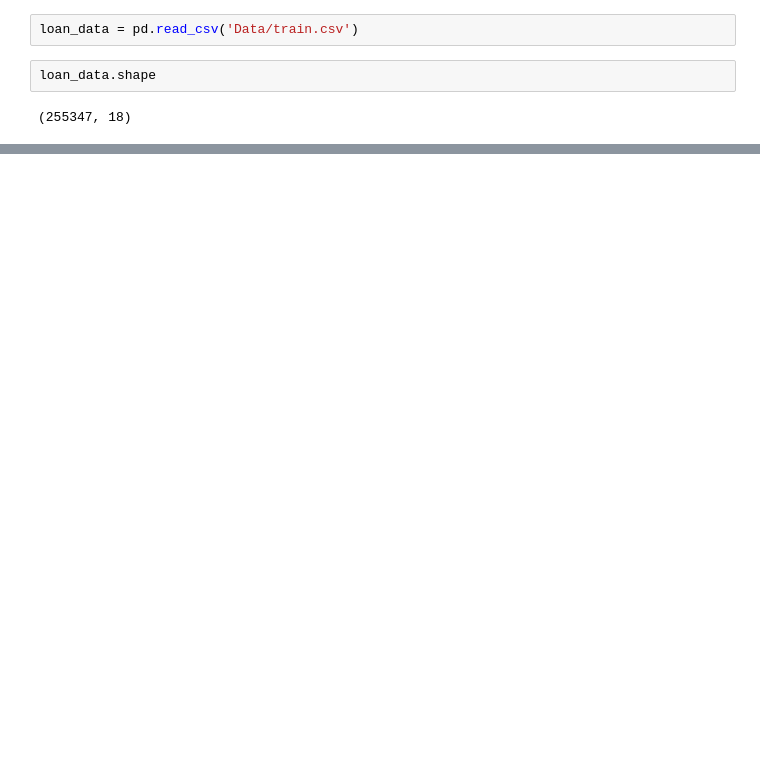
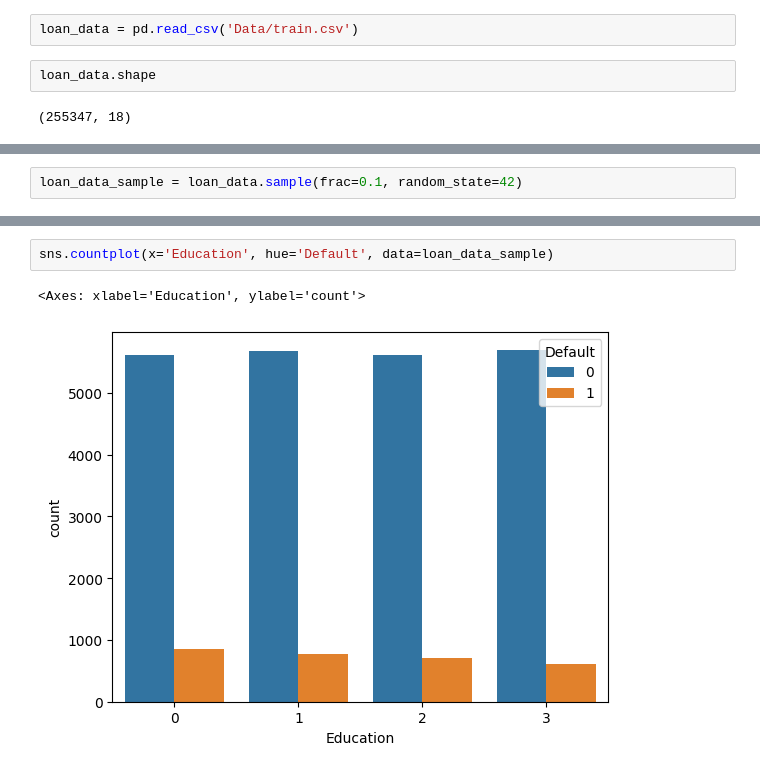
Before and after one commit to manpb/Loan-Default-Prediction, a Jupyter notebook: Loan_default_prediction.ipynb, the cells around one changed output, grey strips where cells are left out. Cells and saved outputs as stored; diff of their text form; blank space fills up the shorter version.

```diff
--- a/Loan_default_prediction.ipynb
+++ b/Loan_default_prediction.ipynb
@@ -33,3 +34,5 @@ loan_data.describe()
 | 50% | 43.000000 | 82466.000000 | 127556.000000 | 574.000000 | 60.000000 | 2.000000 | 13.460000 | 36.000000 | ... |
 | 75% | 56.000000 | 116219.000000 | 188985.000000 | 712.000000 | 90.000000 | 3.000000 | 19.250000 | 48.000000 | ... |
 | max | 69.000000 | 149999.000000 | 249999.000000 | 849.000000 | 119.000000 | 4.000000 | 25.000000 | 60.000000 | ... |
+# %%
+loan_data_sample = loan_data.sample(frac=0.1, random_state=42)
@@ -35,0 +74,5 @@ loan_data.describe()
+# %%
+sns.countplot(x='Education', hue='Default', data=loan_data_sample)
+# %% [output]
+<Axes: xlabel='Education', ylabel='count'>
+[figure, added]
```
Also changed, not shown: parts of 28 cells of this notebook.
